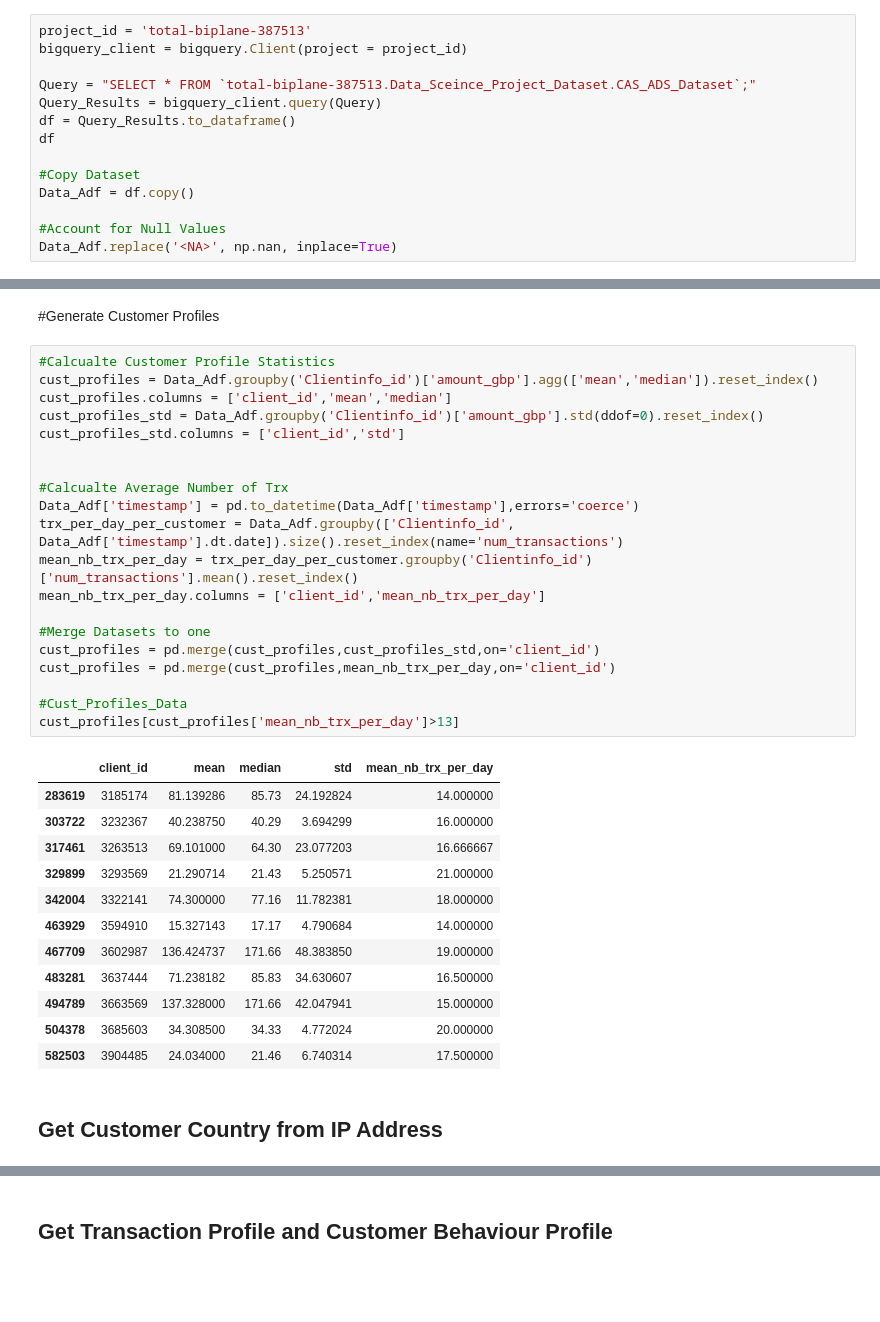
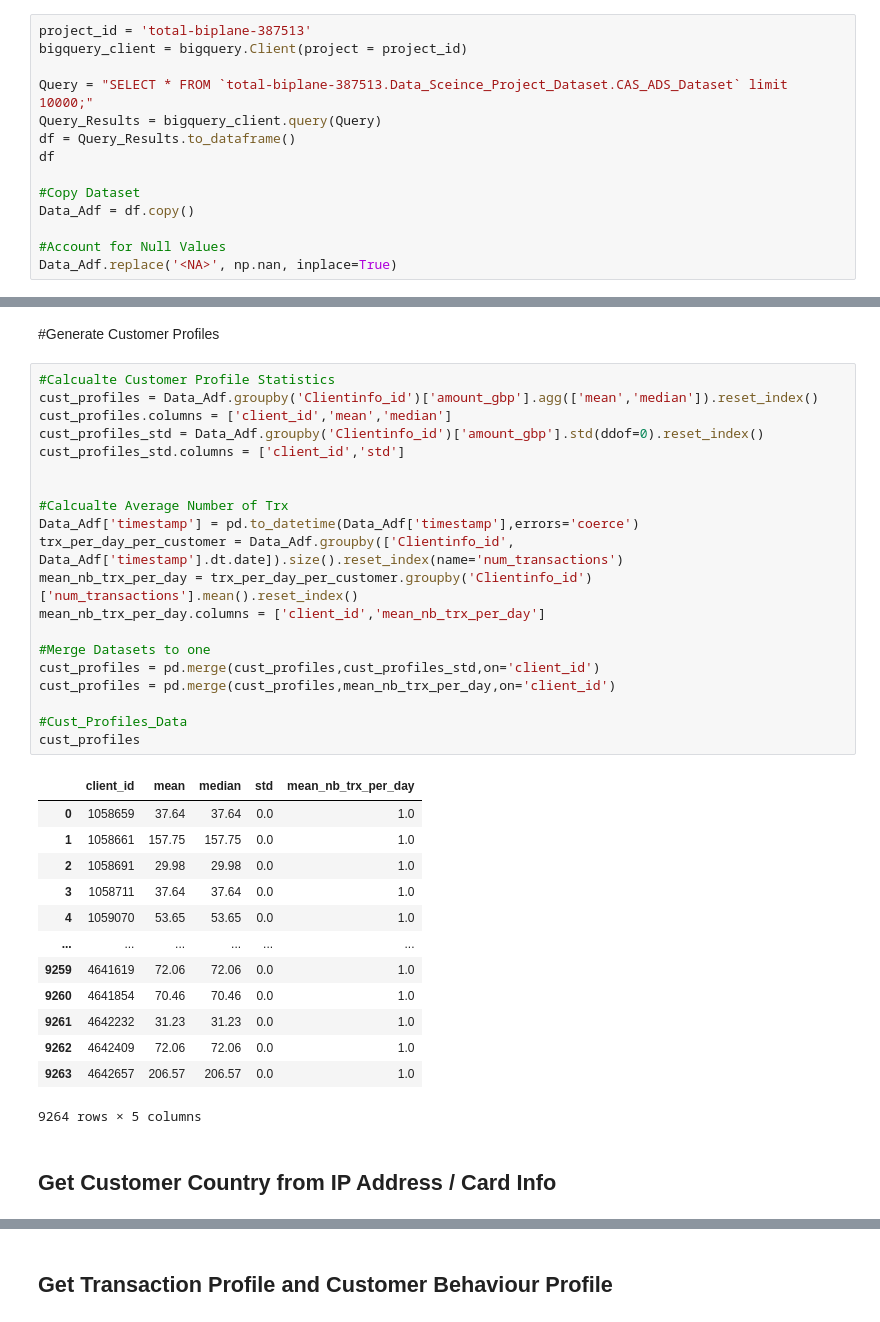
Before and after one commit to MaayanHagbi/CAS_ADS, a Jupyter notebook: CAS_ADS_Final_Project.ipynb, the cells around one changed output, grey strips where cells are left out. Saved outputs shown, nothing was run; the diff lists cells and outputs as text; blank space fills up the shorter version.

```diff
--- a/CAS_ADS_Final_Project.ipynb
+++ b/CAS_ADS_Final_Project.ipynb
@@ -50,7 +50,7 @@ Authenticated
 project_id = 'total-biplane-387513'
 bigquery_client = bigquery.Client(project = project_id)
 
-Query = "SELECT * FROM `total-biplane-387513.Data_Sceince_Project_Dataset.CAS_ADS_Dataset`;"
+Query = "SELECT * FROM `total-biplane-387513.Data_Sceince_Project_Dataset.CAS_ADS_Dataset` limit 10000;"
 Query_Results = bigquery_client.query(Query)
 df = Query_Results.to_dataframe()
 df
@@ -119,38 +119,39 @@ plt.show()
 # %%
 #Calcualte Customer Profile Statistics
 cust_profiles = Data_Adf.groupby('Clientinfo_id')['amount_gbp'].agg(['mean','median']).reset_index()
 cust_profiles.columns = ['client_id','mean','median']
 cust_profiles_std = Data_Adf.groupby('Clientinfo_id')['amount_gbp'].std(ddof=0).reset_index()
 cust_profiles_std.columns = ['client_id','std']
 
 
 #Calcualte Average Number of Trx
 Data_Adf['timestamp'] = pd.to_datetime(Data_Adf['timestamp'],errors='coerce')
 trx_per_day_per_customer = Data_Adf.groupby(['Clientinfo_id', Data_Adf['timestamp'].dt.date]).size().reset_index(name='num_transactions')
 mean_nb_trx_per_day = trx_per_day_per_customer.groupby('Clientinfo_id')['num_transactions'].mean().reset_index()
 mean_nb_trx_per_day.columns = ['client_id','mean_nb_trx_per_day']
 
 #Merge Datasets to one
 cust_profiles = pd.merge(cust_profiles,cust_profiles_std,on='client_id')
 cust_profiles = pd.merge(cust_profiles,mean_nb_trx_per_day,on='client_id')
 
 #Cust_Profiles_Data
-cust_profiles[cust_profiles['mean_nb_trx_per_day']>13]
+cust_profiles
 # %% [output]
 |  | client_id | mean | median | std | mean_nb_trx_per_day |
-| 283619 | 3185174 | 81.139286 | 85.73 | 24.192824 | 14.000000 |
-| 303722 | 3232367 | 40.238750 | 40.29 | 3.694299 | 16.000000 |
-| 317461 | 3263513 | 69.101000 | 64.30 | 23.077203 | 16.666667 |
-| 329899 | 3293569 | 21.290714 | 21.43 | 5.250571 | 21.000000 |
-| 342004 | 3322141 | 74.300000 | 77.16 | 11.782381 | 18.000000 |
-| 463929 | 3594910 | 15.327143 | 17.17 | 4.790684 | 14.000000 |
-| 467709 | 3602987 | 136.424737 | 171.66 | 48.383850 | 19.000000 |
-| 483281 | 3637444 | 71.238182 | 85.83 | 34.630607 | 16.500000 |
-| 494789 | 3663569 | 137.328000 | 171.66 | 42.047941 | 15.000000 |
-| 504378 | 3685603 | 34.308500 | 34.33 | 4.772024 | 20.000000 |
-| 582503 | 3904485 | 24.034000 | 21.46 | 6.740314 | 17.500000 |
+| 0 | 1058659 | 37.64 | 37.64 | 0.0 | 1.0 |
+| 1 | 1058661 | 157.75 | 157.75 | 0.0 | 1.0 |
+| 2 | 1058691 | 29.98 | 29.98 | 0.0 | 1.0 |
+| 3 | 1058711 | 37.64 | 37.64 | 0.0 | 1.0 |
+| 4 | 1059070 | 53.65 | 53.65 | 0.0 | 1.0 |
+| ... | ... | ... | ... | ... | ... |
+| 9259 | 4641619 | 72.06 | 72.06 | 0.0 | 1.0 |
+| 9260 | 4641854 | 70.46 | 70.46 | 0.0 | 1.0 |
+| 9261 | 4642232 | 31.23 | 31.23 | 0.0 | 1.0 |
+| 9262 | 4642409 | 72.06 | 72.06 | 0.0 | 1.0 |
+| 9263 | 4642657 | 206.57 | 206.57 | 0.0 | 1.0 |
+9264 rows × 5 columns
 # %% [markdown]
-## Get Customer Country from IP Address
+## Get Customer Country from IP Address / Card Info
 # %%
 def get_country(ip):
     mmdb_file_path = '/content/drive/MyDrive/CAS_Final_Project/GeoLite2-City.mmdb'
```
Also changed, not shown: parts of 4 cells of this notebook.
